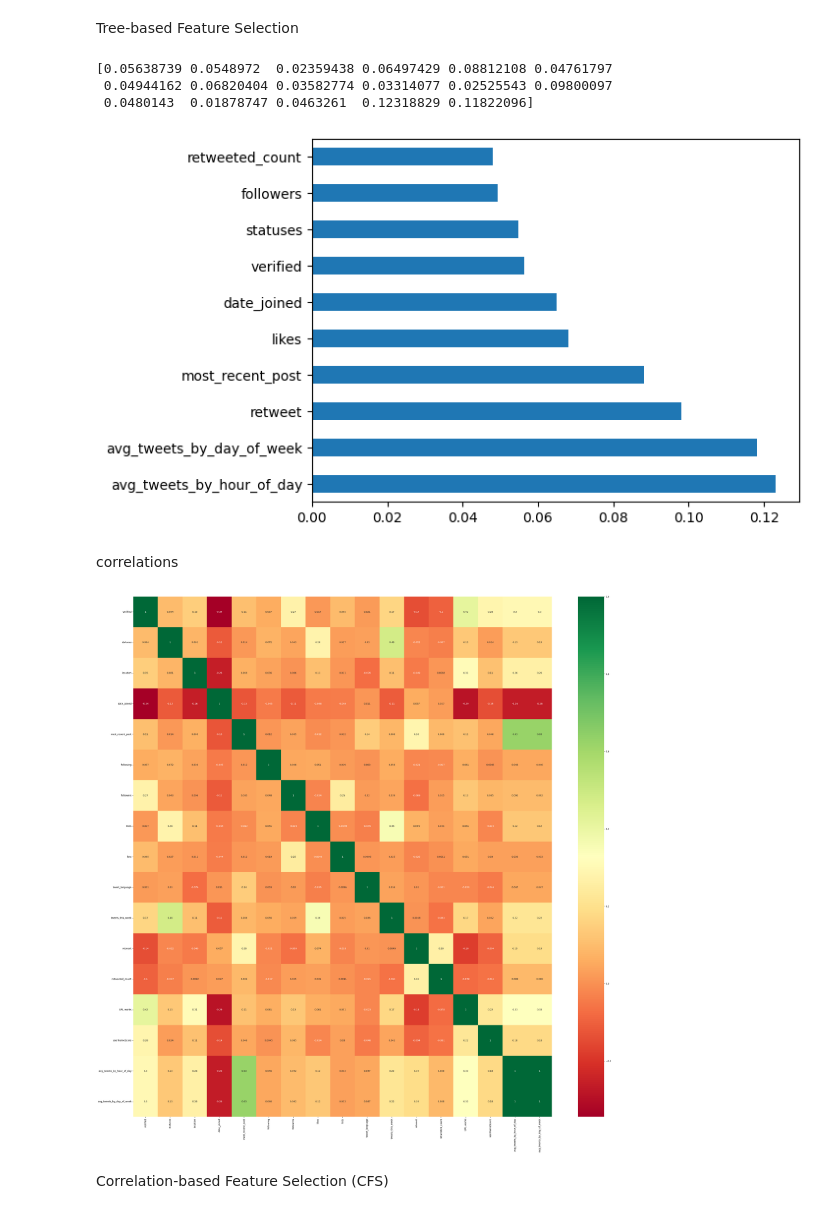
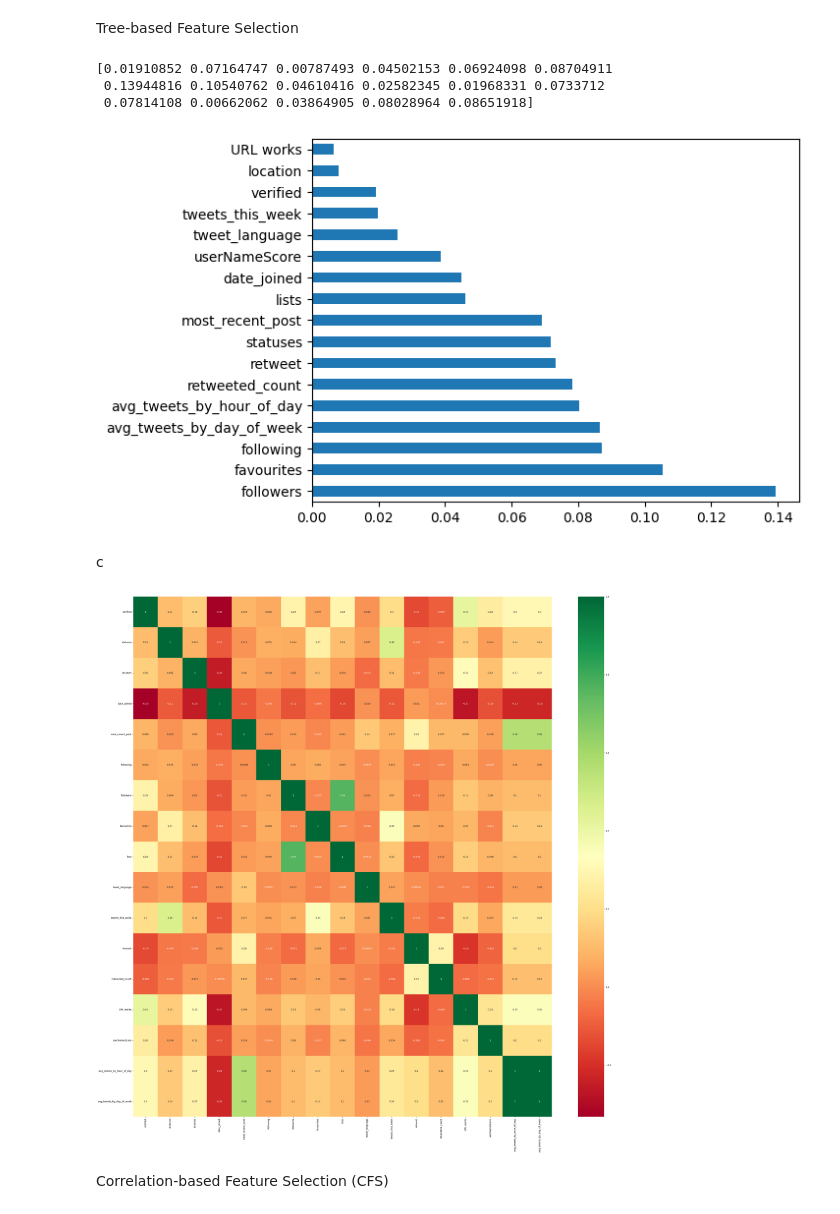
Before and after one commit to PFE2024/satt_ai, a Jupyter notebook: twitter/Feature_Selection.ipynb, the cells around one changed output. Drawn from its saved outputs; the diff is of its cells as text; code cells hidden in the pictures.

```diff
--- a/twitter/Feature_Selection.ipynb
+++ b/twitter/Feature_Selection.ipynb
@@ -4,12 +4,11 @@ import numpy as np
 from sklearn.feature_selection import SelectKBest
 from sklearn.feature_selection import f_classif
 from sklearn.feature_selection import mutual_info_classif
-data = pd.read_csv("./Data/featuresfloatv3.csv")
-data.loc[data.account_type =='human','account_type']=1
-data.loc[data.account_type =='bot','account_type']=0
+data = pd.read_csv("./Data/featuresfloatvf.csv")
+
 # 'fake_follower',,'Monday','Tuesday','Wednesday','Thursday','Friday','Saturday','Sunday','12:00 AM','1:00 AM','2:00 AM','3:00 AM','4:00 AM','5:00 AM','6:00 AM','7:00 AM','8:00 AM','9:00 AM','10:00 AM','11:00 AM','12:00 PM','1:00 PM','2:00 PM','3:00 PM','4:00 PM','5:00 PM','6:00 PM','7:00 PM','8:00 PM','9:00 PM','10:00 PM','11:00 PM'
 # ,'avg_tweets_by_hour_of_day','avg_tweets_by_day_of_week'
-x = data.iloc[:, :-1]
+x = data.iloc[:, :-2]
 
 y = data.account_type.values.tolist()
 x
@@ -58,23 +57,23 @@ Tree-based Feature Selection
 # %%
 import pandas as pd
 import numpy as np
-
+from sklearn.ensemble import RandomForestClassifier
 from sklearn.ensemble import ExtraTreesClassifier
 import matplotlib.pyplot as plt
-model = ExtraTreesClassifier()
+model = RandomForestClassifier()
 model.fit(x,y)
 print(model.feature_importances_) #use inbuilt class feature_importances of tree based classifiers
 #plot graph of feature importances for better visualization
 feat_importances = pd.Series(model.feature_importances_, index=x.columns)
-feat_importances.nlargest(10).plot(kind='barh')
+feat_importances.nlargest(17).plot(kind='barh')
 plt.show()
 # %% [output]
-[0.05638739 0.0548972  0.02359438 0.06497429 0.08812108 0.04761797
- 0.04944162 0.06820404 0.03582774 0.03314077 0.02525543 0.09800097
- 0.0480143  0.01878747 0.0463261  0.12318829 0.11822096]
+[0.01910852 0.07164747 0.00787493 0.04502153 0.06924098 0.08704911
+ 0.13944816 0.10540762 0.04610416 0.02582345 0.01968331 0.0733712
+ 0.07814108 0.00662062 0.03864905 0.08028964 0.08651918]
-[figure, old version]
+[figure, new version]
-# %% [markdown]
-correlations
+# %% [markdown]
+c
 # %%
 import pandas as pd
 import numpy as npmutual_info_classif
@@ -87,7 +86,7 @@ plt.figure(figsize=(40,40))
 #plot heat map
 g=sns.heatmap(data[top_corr_features].corr(),annot=True,cmap="RdYlGn")
 # %% [output]
-[figure, old version]
+[figure, new version]
 # %% [markdown]
 
 Correlation-based Feature Selection (CFS)
```
Also changed, not shown: parts of 3 cells of this notebook, 9 other files.
